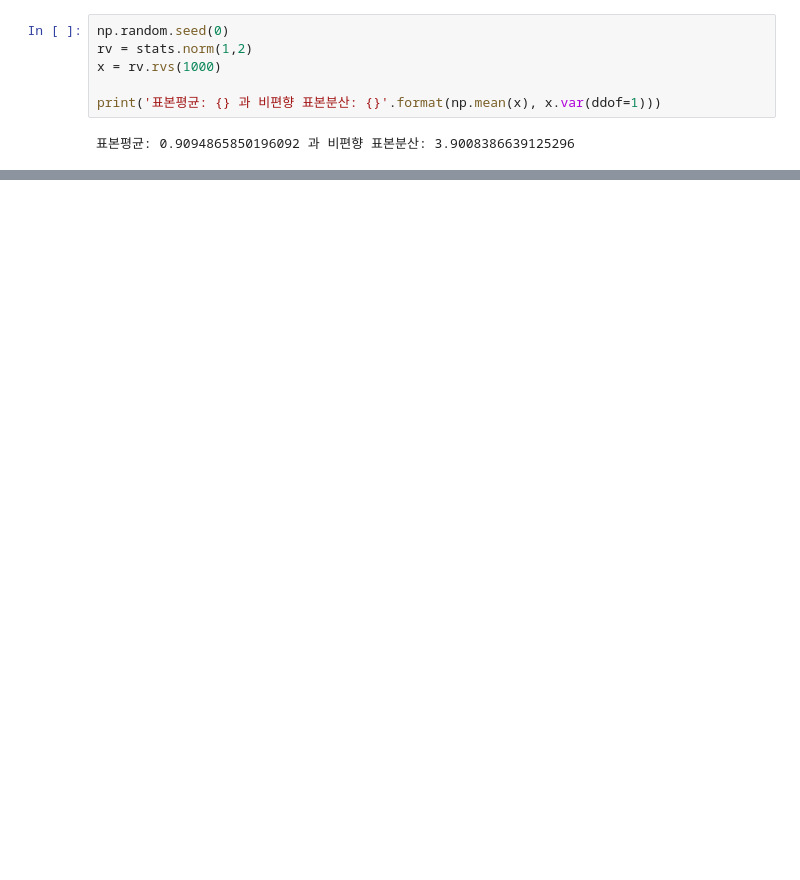
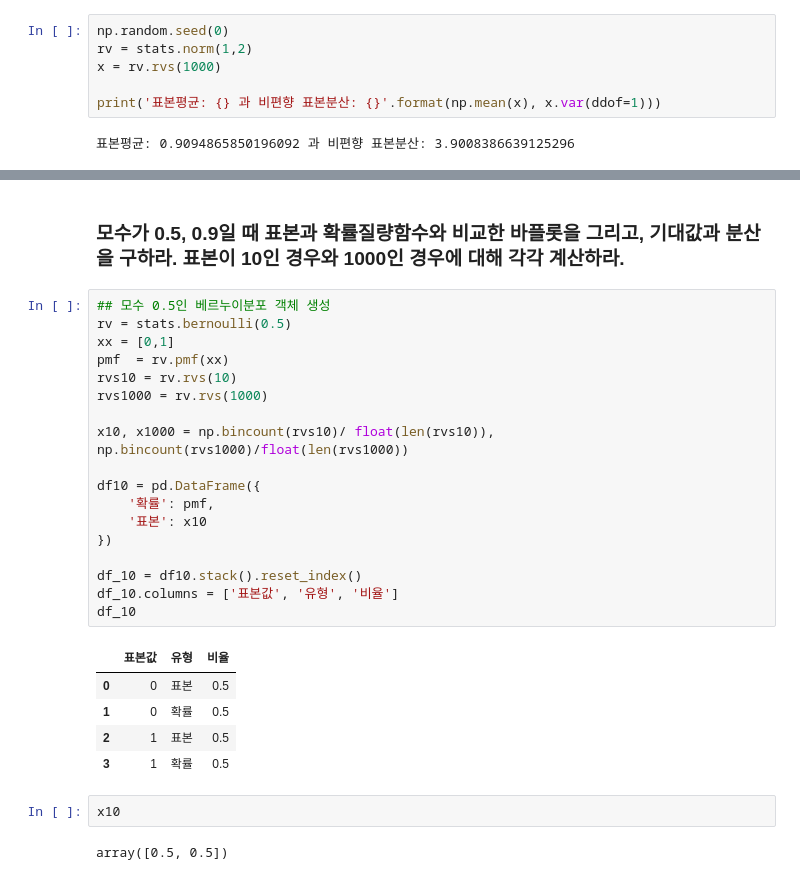
Before and after one commit to h33sun/TIL, a Jupyter notebook: math/20200210 베르누이분포, 이항분포.ipynb, the cells around one changed output, grey strips where cells are left out. Cells and saved outputs as stored; diff of their text form; blank space fills up the shorter version.

```diff
--- a/math/20200210 베르누이분포, 이항분포.ipynb
+++ b/math/20200210 베르누이분포, 이항분포.ipynb
@@ -96,0 +156,30 @@ print('표본평균: {} 과 비편향 표본분산: {}'.format(np.mean(x), x.var
+# %% [markdown]
+### 모수가 0.5, 0.9일 때 표본과 확률질량함수와 비교한 바플롯을 그리고, 기대값과 분산을 구하라. 표본이 10인 경우와 1000인 경우에 대해 각각 계산하라.
+# %%
+## 모수 0.5인 베르누이분포 객체 생성
+rv = stats.bernoulli(0.5)
+xx = [0,1]
+pmf  = rv.pmf(xx)
+rvs10 = rv.rvs(10)
+rvs1000 = rv.rvs(1000)
+
+x10, x1000 = np.bincount(rvs10)/ float(len(rvs10)), np.bincount(rvs1000)/float(len(rvs1000))
+
+df10 = pd.DataFrame({
+    '확률': pmf,
+    '표본': x10
+})
+
+df_10 = df10.stack().reset_index()
+df_10.columns = ['표본값', '유형', '비율']
+df_10
+# %% [output]
+|  | 표본값 | 유형 | 비율 |
+| 0 | 0 | 표본 | 0.5 |
+| 1 | 0 | 확률 | 0.5 |
+| 2 | 1 | 표본 | 0.5 |
+| 3 | 1 | 확률 | 0.5 |
+# %%
+x10
+# %% [output]
+array([0.5, 0.5])
```
Also changed, not shown: parts of 15 cells of this notebook, 3 other files.
